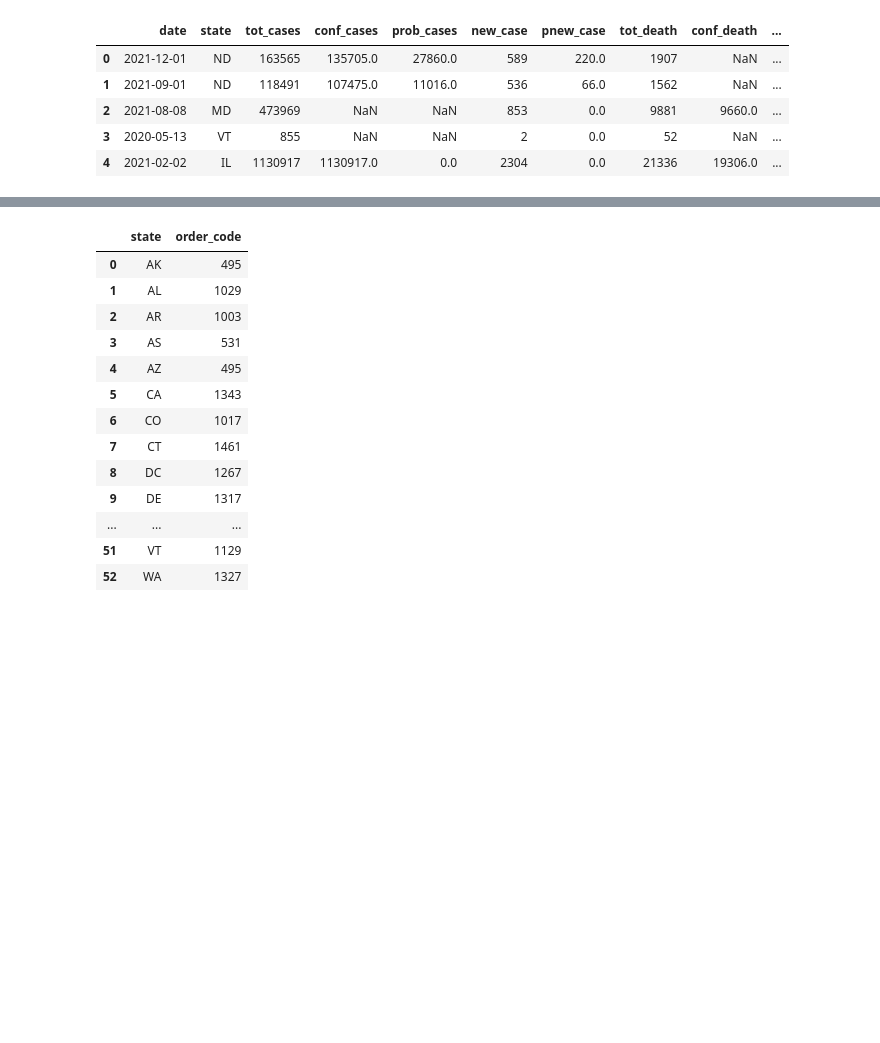
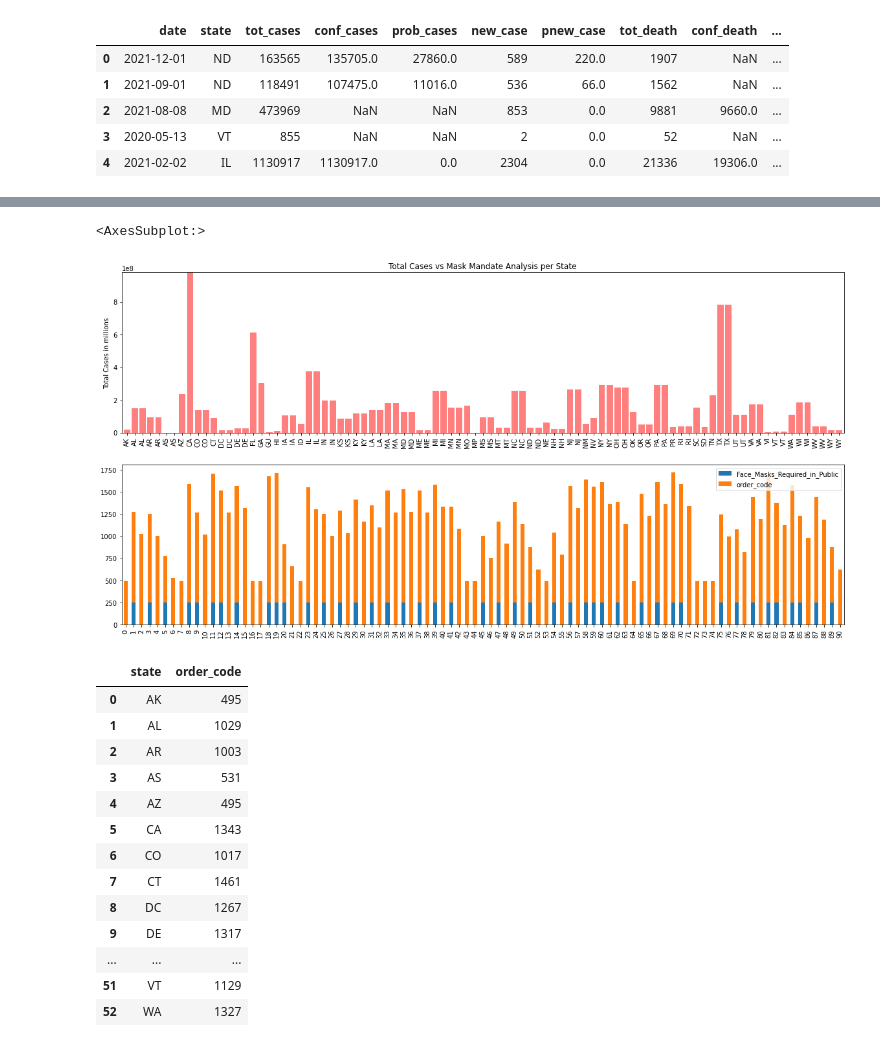
Before and after one commit to ranusuri/Team-A-Project-1, a Jupyter notebook: radhika_a/Covid_data_Radhika.ipynb, the cells around one changed output, grey strips where cells are left out. Cells and saved outputs as stored; diff of their text form; code cells hidden in the pictures; blank space fills up the shorter version.

```diff
--- a/radhika_a/Covid_data_Radhika.ipynb
+++ b/radhika_a/Covid_data_Radhika.ipynb
@@ -184,48 +185,42 @@ Text(0, 0.5, 'Fask Mask Required (Yes/No)')
 # %%
 x_axis = np.arange(len(group_total_cases_df ))
 
 tick_locations = [value+0.4 for value in x_axis]
 
-fig, (ax1,ax2,ax3) = plt.subplots(3,figsize=(20,10))
+fig, (ax1,ax2) = plt.subplots(2,figsize=(20,10))
 
 
 ax1.bar(x_axis, group_total_cases_df["tot_cases"], color='r', alpha=0.5, align="edge")
 
 ax1.set_xticks(tick_locations, group_total_cases_df["state"], rotation="vertical")
 
 # Set x and y limits
 ax1.set_xlim(-0.25, len(x_axis))
-ax1.set_ylim(0, max(group_df["tot_cases"])+10)
+ax1.set_ylim(0, max(group_total_cases_df["tot_cases"])+10)
 
 # Set a Title and labels
 ax1.set_title("Total Cases vs Mask Mandate Analysis per State")
 ax1.set_ylabel("Total Cases in millions")
 
 
-#mask_mandate_df = combined_dataset[{'state','order_code','Face_Masks_Required_in_Public'}]
+mask_mandate_df = group_total_cases_df[{'state','order_code','Face_Masks_Required_in_Public'}]
 
-#mask_mandate_df.head()
-
-#mask_mandate_df.plot(ax = ax3,  kind='bar')
-
-
-
-#---------------------------
-
-#ax3.bar(x_axis, group_total_cases_df["Face_Masks_Required_in_Public"], color='g', alpha=0.5, align="edge")
-
-#ax3.set_xticks(tick_locations, group_total_cases_df["state"], rotation="vertical")
+ax2.set_xticks(tick_locations, group_total_cases_df["state"], rotation="vertical")
 
 # Set x and y limits
-#ax3.set_xlim(-0.25, len(x_axis))
-#ax3.set_ylim(0, max(group_total_cases_df["Face_Masks_Required_in_Public"])+10)
+#ax2.set_xlim(-0.25, len(x_axis))
+#ax2.set_ylim(0, max(group_total_cases_df["tot_cases"])+10)
 
 # Set a Title and labels
+#ax2.set_title("Total Cases vs Mask Mandate Analysis per State")
+#ax2.set_ylabel("Total Cases in millions")
 
-#ax3.set_xlabel("Face Masks Required in Public places")
-#ax3.set_ylabel("Fask Mask Required (Yes/No)")
+mask_mandate_df.plot(ax = ax2,  kind='bar', stacked=True)
 
-#group_total_cases_df.plot(ax = ax3,  kind='bar')
+#ax2.bar(x_axis, group_total_cases_df["tot_cases"], color='r', alpha=0.5, align="edge")
+# %% [output]
+<AxesSubplot:>
+[figure, added]
 # %%
 small_dataset = combined_dataset[{'state','order_code'}]
 
```
Also changed, not shown: parts of 5 cells of this notebook.
